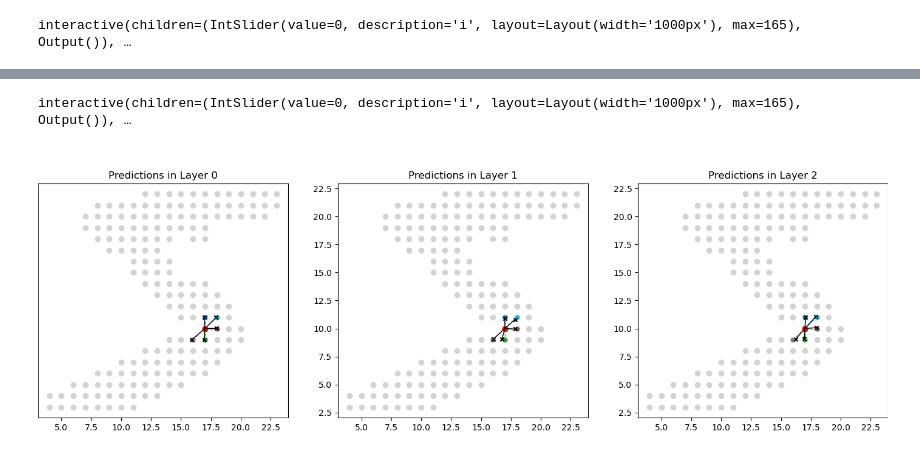
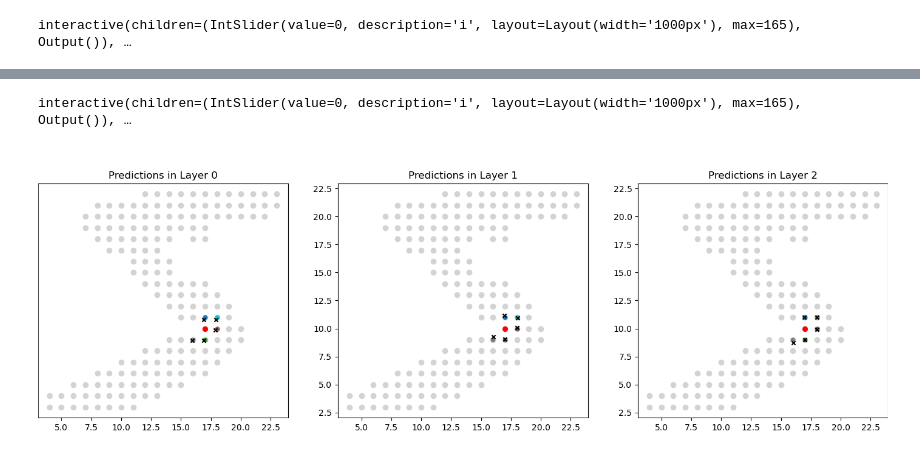
Before and after one commit to maotek/DeLA_Tutorial, a Jupyter notebook: notebook.ipynb, the cells around one changed output, grey strips where cells are left out. Saved outputs shown, nothing was run; the diff lists cells and outputs as text; code cells hidden in the pictures.

```diff
--- a/notebook.ipynb
+++ b/notebook.ipynb
@@ -229,8 +230,8 @@ Now that we have defined a normal aggregation layer, let's start training it on
 device = torch.device('cpu')
 
 in_channels = 2
-hidden_channels = 16
-out_channels = 32
+hidden_channels = 32
+out_channels = 64
 k = 5
 classes = 10
 learning_rate = 0.001
@@ -369,18 +370,18 @@ class DecoupledLocalAggrLayer(nn.Module):
         )
 
 
-    def forward(self, xyz, knn, rel_dist):
+    def forward(self, pc, knn, rel_dist):
         """
-        xyz: [N, in_channels] point cloud
+        pc: [N, in_channels] point cloud
         knn: [N, k] precomputed neighbors indices
         rel_dist: [N, k, 2] relative distances
         """
 
         # A tensor where each point N has the features of its k neighbors
-        neighbor_feat = xyz[knn] # [N, k, in_channels]
+        neighbor_feat = pc[knn] # [N, k, in_channels]
 
         # A tensor with features of each point
-        center_feat = xyz.unsqueeze(1).expand_as(neighbor_feat) # [N, k, in_channels]
+        center_feat = pc.unsqueeze(1).expand_as(neighbor_feat) # [N, k, in_channels]
 
         # Now we make up the final feature for each neighbor for message passing: [center_features, neighbor_features]
         message_feat = torch.concat([center_feat, neighbor_feat], dim=2) # [N, k, in_channel*2]
@@ -424,8 +425,8 @@ class DeLAGNN(nn.Module):
         self.fc = nn.Linear(out_channels, classes)
 
 
-    def forward(self, xyz, knn, rel_dist):
-        x, reg_loss1 = self.layer1(xyz, knn, rel_dist)
+    def forward(self, pc, knn, rel_dist):
+        x, reg_loss1 = self.layer1(pc, knn, rel_dist)
         x, reg_loss2 = self.layer2(x, knn, rel_dist)
         x, reg_loss3 = self.layer3(x, knn, rel_dist)
 
@@ -802,7 +673,6 @@ pred_coords = center_coords + pred_rel # [N, k, 2]
 pc_np = pc.cpu().numpy()
 knn_np = knn.cpu().numpy()
 pred_coords_1_np = pred_coords.cpu().detach().numpy()
-
 
 
 # Comptute predicted relative distances in layer 2
@@ -847,44 +717,34 @@ fig, axes = plt.subplots(1, 3, figsize=(14, 5))
 # fig.subplots_adjust(top=0.98, bottom=0.02)
 fig.subplots_adjust(left=0, right=1)
 
 
 def show_pred(i):
 
     for idx, ax in enumerate(axes):
         ax.clear()
         # plt.figure(figsize=(10, 9))
         ax.scatter(pc_np[:, 0], pc_np[:, 1], c='lightgray', label='Point cloud')
-        ax.scatter(pc_np[i, 0], pc_np[i, 1], c='red', label='Center point', s=40)
+        ax.scatter(pc_np[i, 0], pc_np[i, 1], c='red', label='Center point', s=30)
 
         colors = cm.tab10(np.linspace(0, 1, k))[:, :3]
         darker_colors = colors * 0
 
         for j in range(k):
             neighbor_idx = knn_np[i, j]
             true_neighbor = pc_np[neighbor_idx]
             predicted_neighbor = data[idx][i, j]
 
             ax.scatter(true_neighbor[0], true_neighbor[1], color=colors[j], label=f'True neighbor {j+1}', s=20)
             ax.scatter(predicted_neighbor[0], predicted_neighbor[1], color=darker_colors[j], marker='x', s=20, label=f'Predicted neighbor {j+1}')
 
             # Plot lines
-            ax.plot([pc_np[i, 0], true_neighbor[0]], [pc_np[i, 1], true_neighbor[1]], color=colors[j], linestyle='--', linewidth=1)
-            ax.plot([pc_np[i, 0], predicted_neighbor[0]], [pc_np[i, 1], predicted_neighbor[1]], color=darker_colors[j], linestyle='-', linewidth=1)
+            # ax.plot([pc_np[i, 0], true_neighbor[0]], [pc_np[i, 1], true_neighbor[1]], color=colors[j], linestyle='--', linewidth=1)
+            # ax.plot([pc_np[i, 0], predicted_neighbor[0]], [pc_np[i, 1], predicted_neighbor[1]], color=darker_colors[j], linestyle='-', linewidth=1)
 
         ax.set_title(f"Predictions in Layer {idx}")
-        # plt.legend(
-        #     loc='upper center',
-        #     bbox_to_anchor=(0.5, -0.1),
-        #     ncol=3,
-        # )
-        # plt.subplots_adjust(bottom=0.25)
-        # plt.grid(True)
-        # plt.axis('equal')
-        # plt.show()
-
 
 
 interact(show_pred, i=IntSlider(min=0, max=pc_np.shape[0] - 1, step=1, value=0, layout=Layout(width='1000px')));
 # %% [output]
 interactive(children=(IntSlider(value=0, description='i', layout=Layout(width='1000px'), max=165), Output()), …
-[figure, old version]
+[figure, new version]
```
Also changed, not shown: parts of 8 cells of this notebook.
